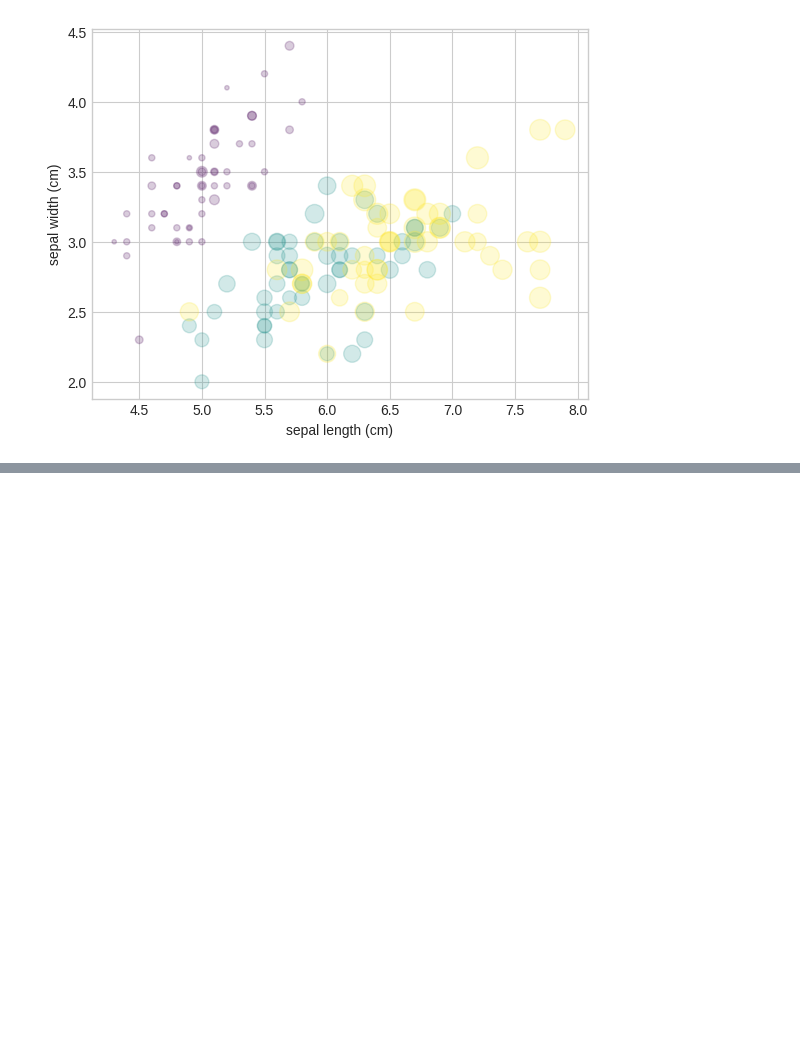
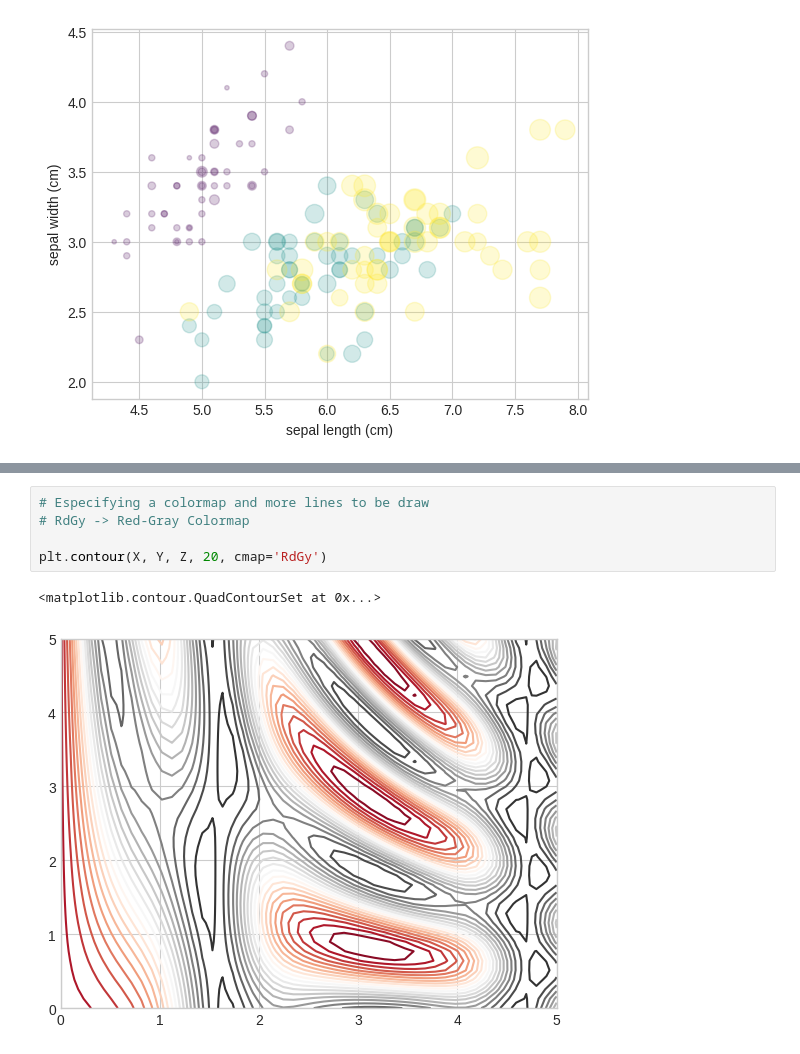
Before and after one commit to rdzjr1997/Handbook_Python_DS, a Jupyter notebook: Matplotlib_Code.ipynb, the cells around one changed output, grey strips where cells are left out. Cells and saved outputs as stored; diff of their text form; blank space fills up the shorter version.

```diff
--- a/Matplotlib_Code.ipynb
+++ b/Matplotlib_Code.ipynb
@@ -229,0 +283,8 @@ Text(0, 0.5, 'sepal width (cm)')
+# %%
+# Especifying a colormap and more lines to be draw
+# RdGy -> Red-Gray Colormap
+
+plt.contour(X, Y, Z, 20, cmap='RdGy')
+# %% [output]
+<matplotlib.contour.QuadContourSet at 0x...>
+[figure, added]
```
Also changed, not shown: parts of 13 cells of this notebook.
